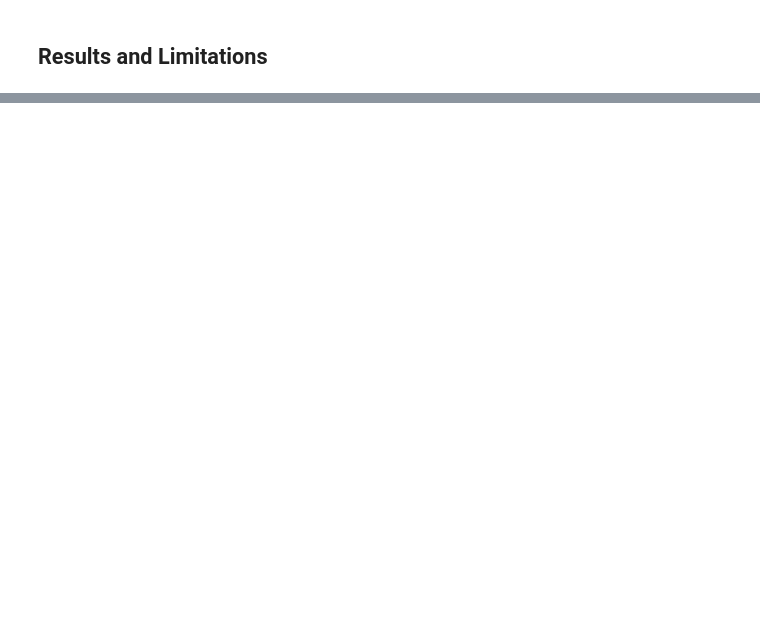
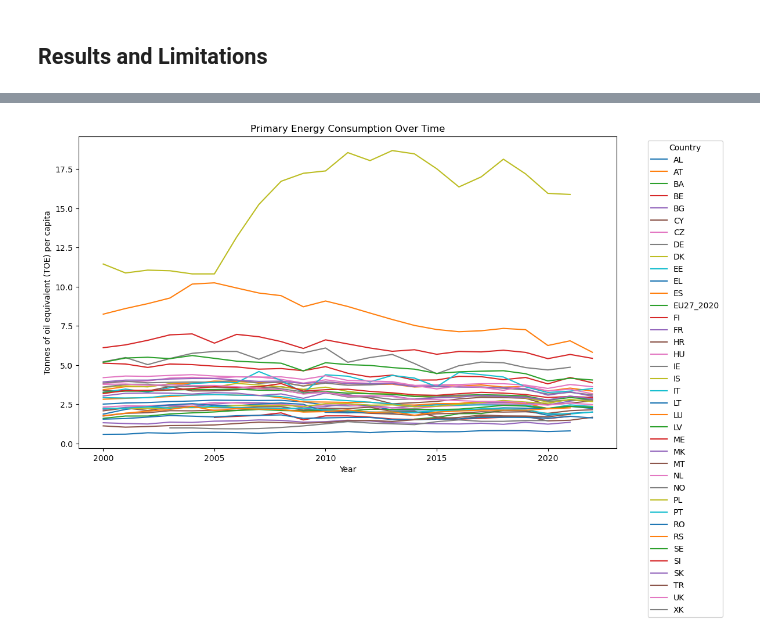
Before and after one commit to jvalue/made-template, a Jupyter notebook: project/data-report.ipynb, the cells around one changed output, grey strips where cells are left out. Saved outputs shown, nothing was run; the diff lists cells and outputs as text; code cells hidden in the pictures; blank space fills up the shorter version.

Commit message:
add basic plots to the data report

```diff
--- a/project/data-report.ipynb
+++ b/project/data-report.ipynb
@@ -55,0 +100,22 @@ This grants the project the right to use any of Eurostat's data sources. In orde
+# %%
+# Query the data from the 'emissions' table
+query = """
+SELECT geo, TIME_PERIOD, OBS_VALUE
+FROM emissions
+"""
+df = pd.read_sql(query, conn)
+
+pivot_df = df.pivot(index='TIME_PERIOD', columns='geo', values='OBS_VALUE')
+
+plt.figure(figsize=(12, 8))
+
+for country in pivot_df.columns:
+    plt.plot(pivot_df.index, pivot_df[country], label=country)
+
+plt.xlabel('Year')
+plt.ylabel('Tonnes per capita')
+plt.title('Greenhouse Gas Emissions Over Time')
+plt.legend(title='Country', bbox_to_anchor=(1.05, 1), loc='upper left')
+
+plt.tight_layout()
+plt.show()
@@ -55,0 +124,23 @@ This grants the project the right to use any of Eurostat's data sources. In orde
+# %%
+query = """
+SELECT geo, TIME_PERIOD, OBS_VALUE
+FROM energy_consumption
+"""
+df = pd.read_sql(query, conn)
+
+pivot_df = df.pivot(index='TIME_PERIOD', columns='geo', values='OBS_VALUE')
+
+plt.figure(figsize=(12, 8))
+
+for country in pivot_df.columns:
+    plt.plot(pivot_df.index, pivot_df[country], label=country)
+
+plt.xlabel('Year')
+plt.ylabel('Tonnes of oil equivalent (TOE) per capita')
+plt.title('Primary Energy Consumption Over Time')
+plt.legend(title='Country', bbox_to_anchor=(1.05, 1), loc='upper left')
+
+plt.tight_layout()
+plt.show()
+# %% [output]
+[figure, added]
```
Also changed, not shown: parts of 6 cells of this notebook.
